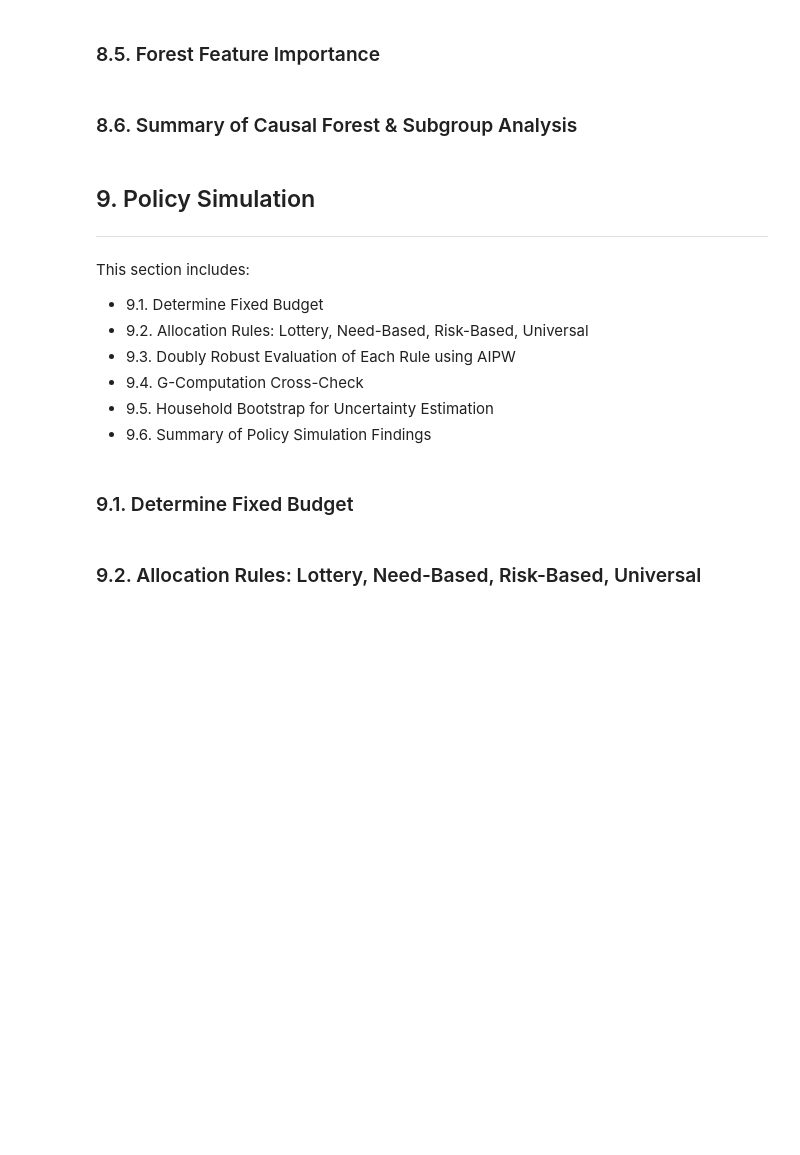
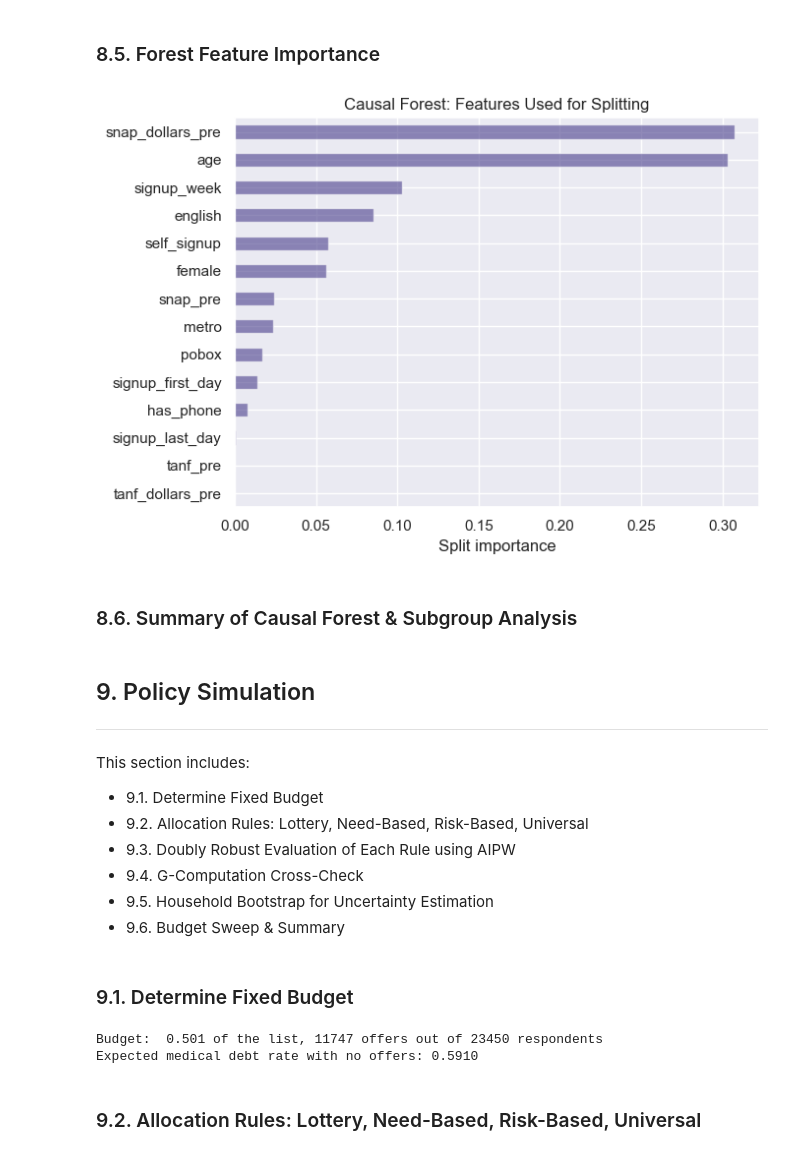
Before and after one commit to chaycereed/ohie-medicaid-policy-simulation, a Jupyter notebook: notebook/ohie_medicaid_policy_simulation.ipynb, the cells around one changed output. Saved outputs shown, nothing was run; the diff lists cells and outputs as text; code cells hidden in the pictures; blank space fills up the shorter version.

Commit message:
OHIE MPS: Added policy simulation

```diff
--- a/notebook/ohie_medicaid_policy_simulation.ipynb
+++ b/notebook/ohie_medicaid_policy_simulation.ipynb
@@ -2046,5 +2113,17 @@ plt.show()
 # %% [markdown]
 ### 8.5. Forest Feature Importance
+# %%
+forest_importance = pd.Series(np.mean([f.feature_importances_ for f in forest_models], axis = 0), index = X_het.columns).sort_values(ascending = False)
+
+fig, ax = plt.subplots(figsize = (7, 5))
+forest_importance.plot.barh(ax = ax, color = "darkslateblue", alpha = 0.6)
+ax.invert_yaxis()
+ax.set_xlabel("Split importance")
+ax.set_title("Causal Forest: Features Used for Splitting")
+plt.tight_layout()
+plt.show()
+# %% [output]
+[figure, added]
 # %% [markdown]
 ### 8.6. Summary of Causal Forest & Subgroup Analysis
 # %% [markdown]
@@ -2059,8 +2138,29 @@ This section includes:
 - 9.3. Doubly Robust Evaluation of Each Rule using AIPW
 - 9.4. G-Computation Cross-Check
 - 9.5. Household Bootstrap for Uncertainty Estimation
-- 9.6. Summary of Policy Simulation Findings
+- 9.6. Budget Sweep & Summary
 # %% [markdown]
 ### 9.1. Determine Fixed Budget
+# %%
+budget = np.average(t_c, weights = w_c)
+n_offers = int(round(budget * len(t_c)))
+print(f"Budget: {budget: .3f} of the list, {n_offers} offers out of {len(t_c)} respondents")
+
+baseline_debt = np.average(gamma0_primary, weights = w_c)
+print(f"Expected medical debt rate with no offers: {baseline_debt:.4f}")
+
+def evaluate_rule(d):
+    debt_rate = np.average(d * gamma1_primary + (1 - d) * gamma0_primary, weights = w_c)
+    averted, averted_se = clustered_se(d * psi_primary, w_c, groups_fit.to_numpy())
+    return debt_rate, averted, averted_se
+
+def allocate(score, n_offers, rng = np.random.default_rng(SEED)):
+    order = np.lexsort((rng.random(len(score)), -score))
+    d = np.zeros(len(score))
+    d[order[:n_offers]] = 1
+    return d
+# %% [output]
+Budget:  0.501 of the list, 11747 offers out of 23450 respondents
+Expected medical debt rate with no offers: 0.5910
 # %% [markdown]
 ### 9.2. Allocation Rules: Lottery, Need-Based, Risk-Based, Universal
```
Also changed, not shown: parts of 16 cells of this notebook.
